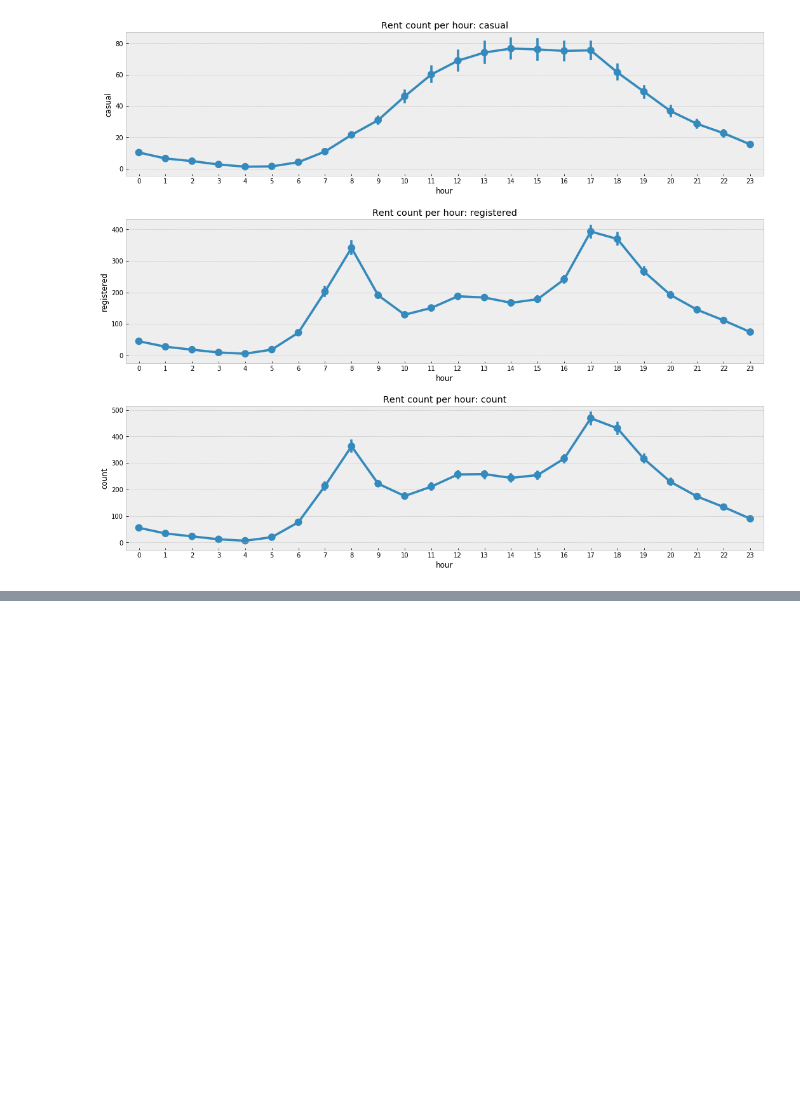
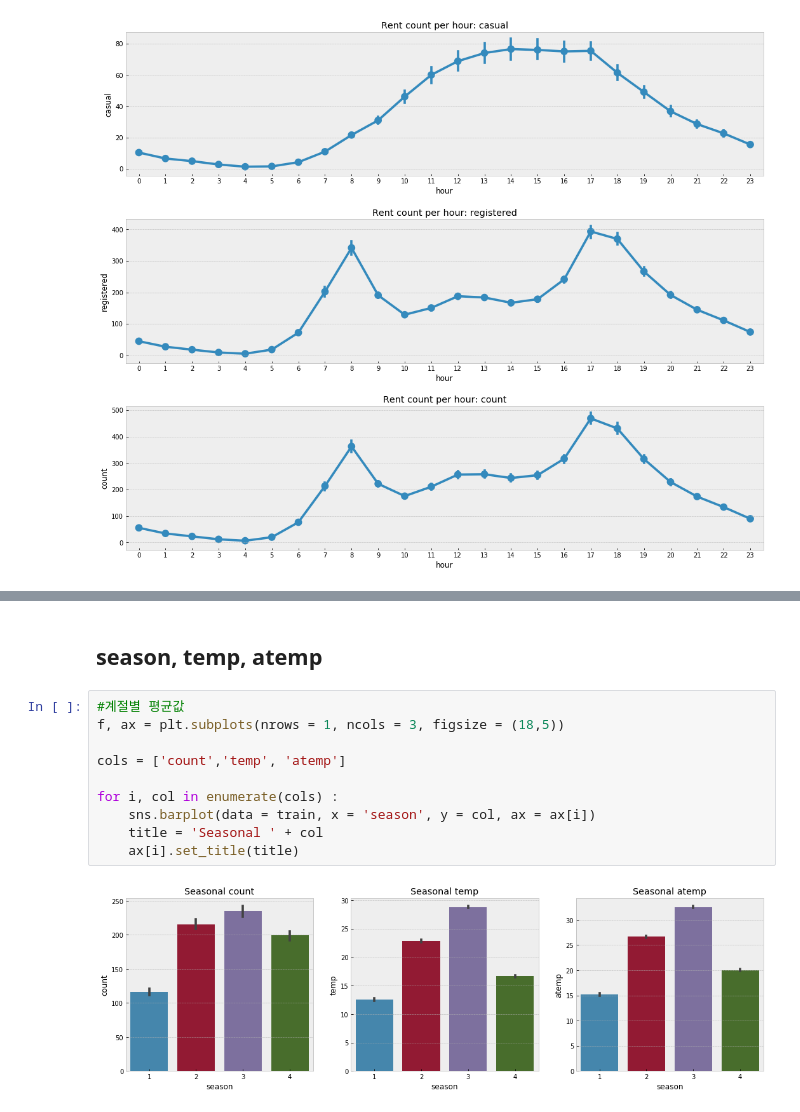
Before and after one commit to miniii222/-_-, a Jupyter notebook: kernel_study/Bike_Sharing_1.ipynb, the cells around one changed output, grey strips where cells are left out. Saved outputs shown, nothing was run; the diff lists cells and outputs as text; blank space fills up the shorter version.

```diff
--- a/kernel_study/Bike_Sharing_1.ipynb
+++ b/kernel_study/Bike_Sharing_1.ipynb
@@ -275,0 +295,14 @@ for i, col in enumerate(cols) :
+# %% [markdown]
+## season, temp, atemp
+# %%
+#계절별 평균값
+f, ax = plt.subplots(nrows = 1, ncols = 3, figsize = (18,5))
+
+cols = ['count','temp', 'atemp']
+
+for i, col in enumerate(cols) :
+    sns.barplot(data = train, x = 'season', y = col, ax = ax[i])
+    title = 'Seasonal ' + col
+    ax[i].set_title(title)
+# %% [output]
+[figure, added]
```
Also changed, not shown: parts of 49 cells of this notebook.
